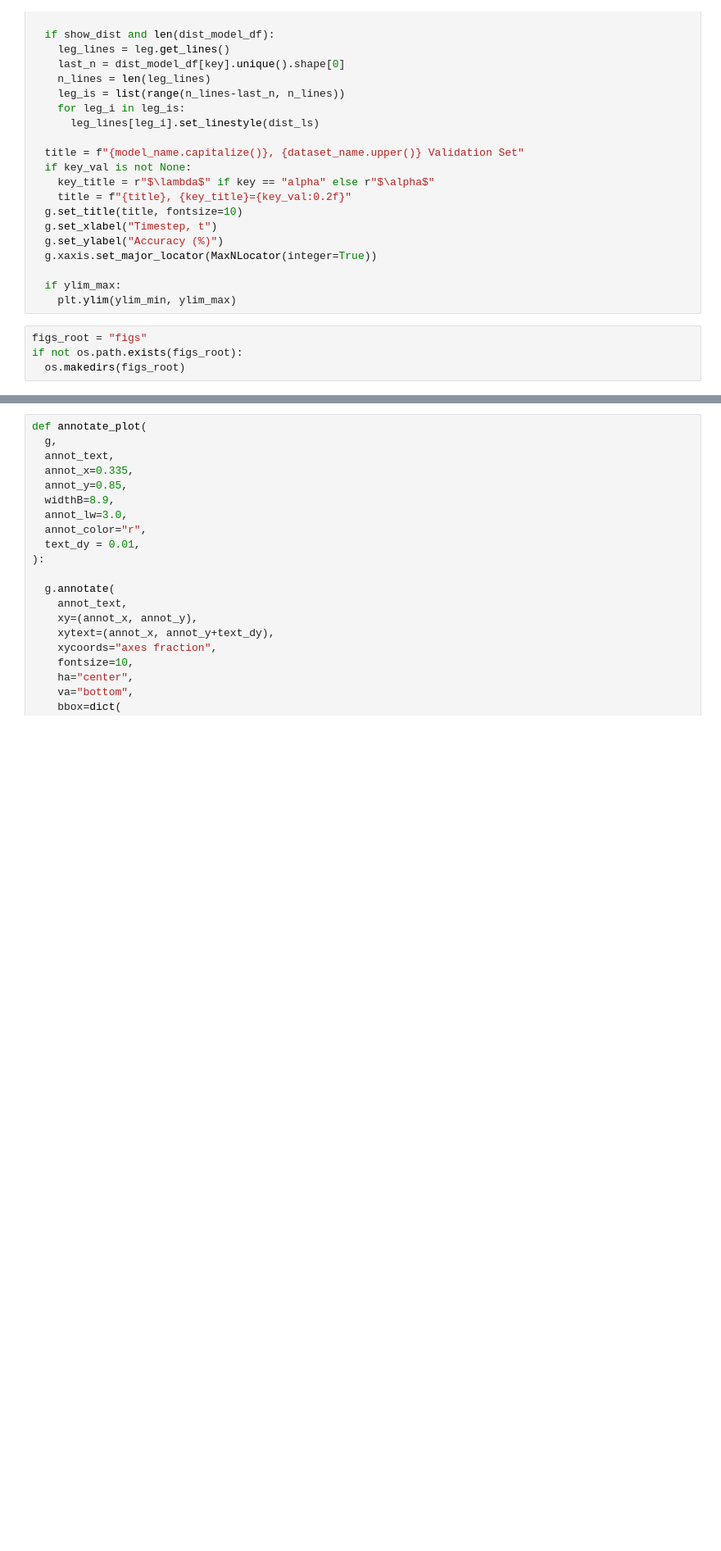
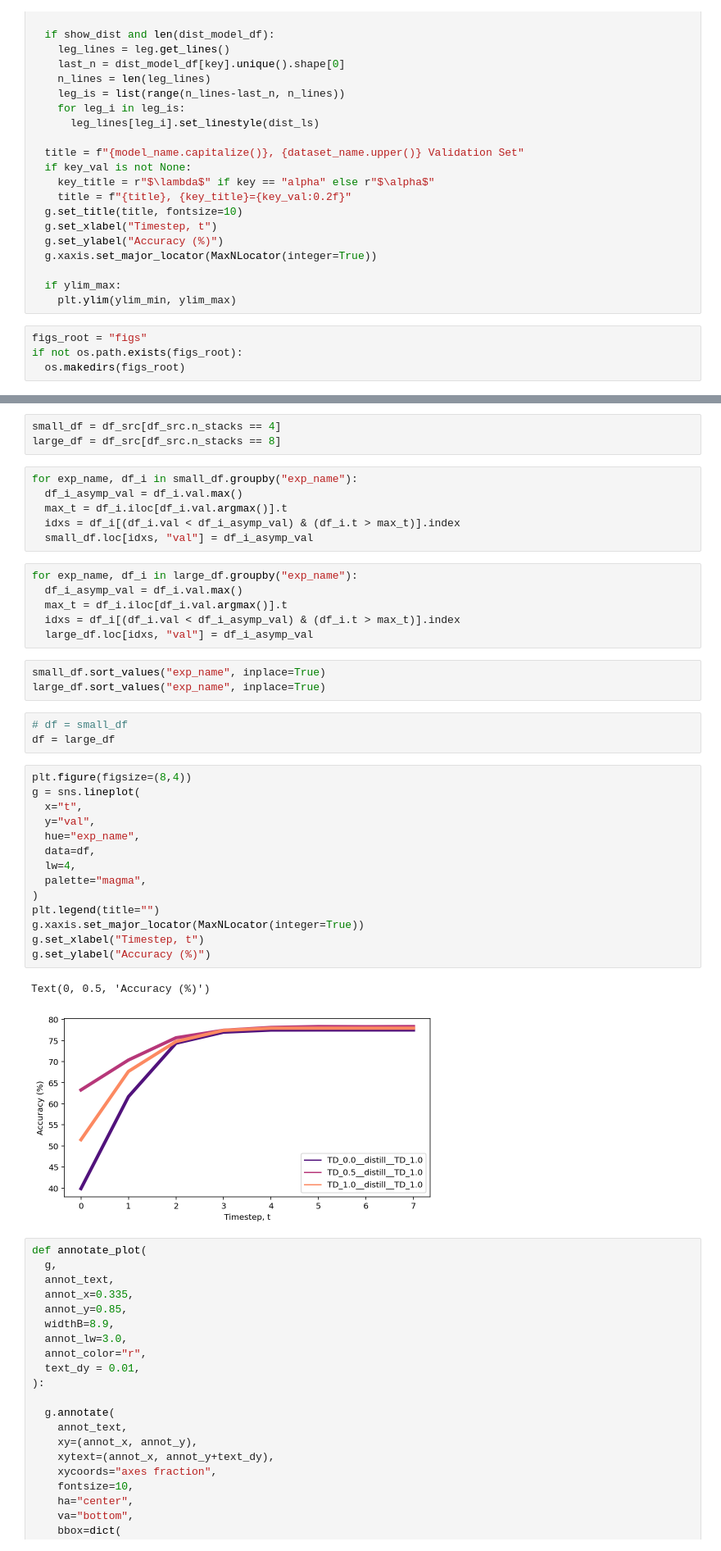
Before and after one commit to michael-iuzzolino/CascadedPoseEstimation, a Jupyter notebook: Analysis.ipynb, the cells around one changed output, grey strips where cells are left out. Shown: that part at 82% size. Cells and saved outputs as stored; diff of their text form; blank space fills up the shorter version.

```diff
--- a/Analysis.ipynb
+++ b/Analysis.ipynb
@@ -250,3 +247,41 @@ df = pd.DataFrame(df_dict)
+# %%
+small_df = df_src[df_src.n_stacks == 4]
+large_df = df_src[df_src.n_stacks == 8]
+# %%
+for exp_name, df_i in small_df.groupby("exp_name"):
+  df_i_asymp_val = df_i.val.max()
+  max_t = df_i.iloc[df_i.val.argmax()].t
+  idxs = df_i[(df_i.val < df_i_asymp_val) & (df_i.t > max_t)].index
+  small_df.loc[idxs, "val"] = df_i_asymp_val
+# %%
+for exp_name, df_i in large_df.groupby("exp_name"):
+  df_i_asymp_val = df_i.val.max()
+  max_t = df_i.iloc[df_i.val.argmax()].t
+  idxs = df_i[(df_i.val < df_i_asymp_val) & (df_i.t > max_t)].index
+  large_df.loc[idxs, "val"] = df_i_asymp_val
+# %%
+small_df.sort_values("exp_name", inplace=True)
+large_df.sort_values("exp_name", inplace=True)
+# %%
+# df = small_df
+df = large_df
+# %%
+plt.figure(figsize=(8,4))
+g = sns.lineplot(
+  x="t",
+  y="val",
+  hue="exp_name",
+  data=df,
+  lw=4,
+  palette="magma",
+)
+plt.legend(title="")
+g.xaxis.set_major_locator(MaxNLocator(integer=True))
+g.set_xlabel("Timestep, t")
+g.set_ylabel("Accuracy (%)")
+# %% [output]
+Text(0, 0.5, 'Accuracy (%)')
+[figure, added]
 # %%
 def annotate_plot(
   g,
```
Also changed, not shown: parts of 11 cells of this notebook, 4 other files.
